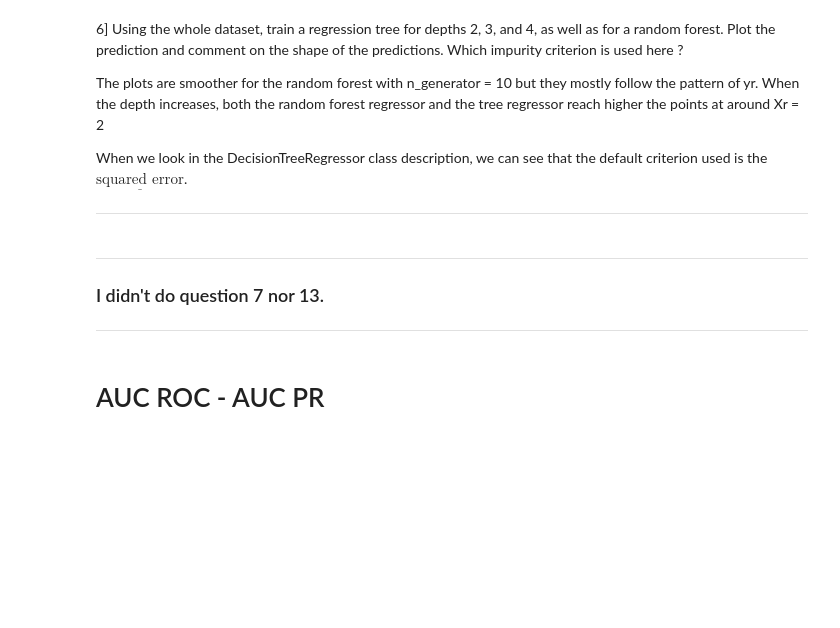
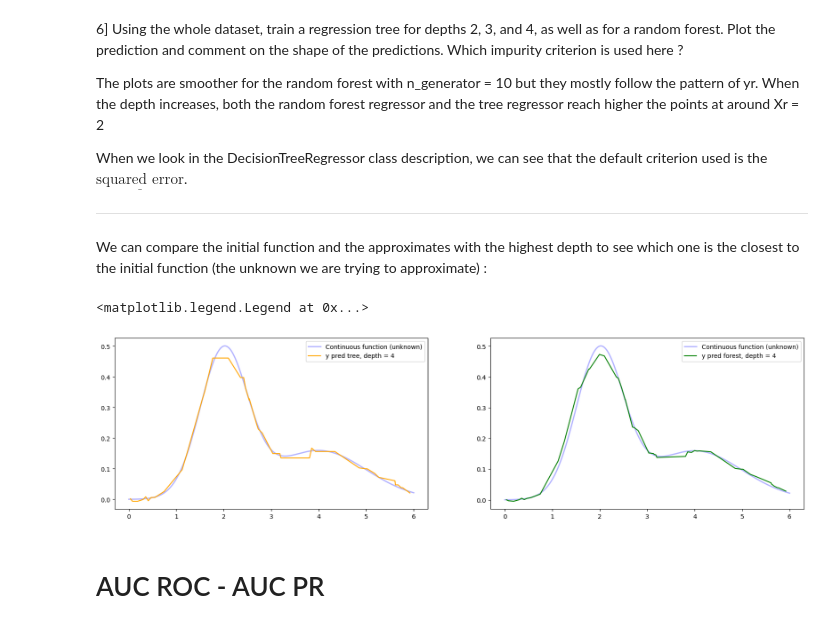
Before and after one commit to Arnaud-TP/MyGit, a Jupyter notebook: 2A - TP/TSIA 210 - Optimization for Machine Learning/Arnaud Capitan - TP tree TSIA10.ipynb, the cells around one changed output. Drawn from its saved outputs; the diff is of its cells as text; code cells hidden in the pictures; blank space fills up the shorter version.

```diff
--- a/2A - TP/TSIA 210 - Optimization for Machine Learning/Arnaud Capitan - TP tree TSIA10.ipynb
+++ b/2A - TP/TSIA 210 - Optimization for Machine Learning/Arnaud Capitan - TP tree TSIA10.ipynb
@@ -366,10 +368,19 @@ When the depth increases, both the random forest regressor and the tree regresso
 
 When we look in the DecisionTreeRegressor class description, we can see that the default criterion used is the $\underline{\text{squared error}}$.
 ___
-# %% [markdown]
-___
-### I didn't do question 7 nor 13.
-___
+# %% [markdown]
+We can compare the initial function and the approximates with the highest depth to see which one is the closest to the initial function (the unknown we are trying to approximate) :
+# %%
+fig, ax = plt.subplots(1, 2, figsize=(20,5))
+ax[0].plot(x, mixture_pdf, label="Continuous function (unknown)", alpha=.3, color="blue", lw=2)
+ax[0].plot(Xr,y_pred_tree,color = 'orange',label=f'y pred tree, depth = 4')
+ax[0].legend()
+ax[1].plot(x, mixture_pdf, label="Continuous function (unknown)", alpha=.3, color="blue", lw=2)
+ax[1].plot(Xr,y_pred_forest,color = 'green',label=f'y pred forest, depth = 4')
+ax[1].legend()
+# %% [output]
+<matplotlib.legend.Legend at 0x...>
+[figure, added]
 # %% [markdown]
 # AUC ROC - AUC PR
 # %%
```
Also changed, not shown: parts of 9 cells of this notebook, 31 other files.
